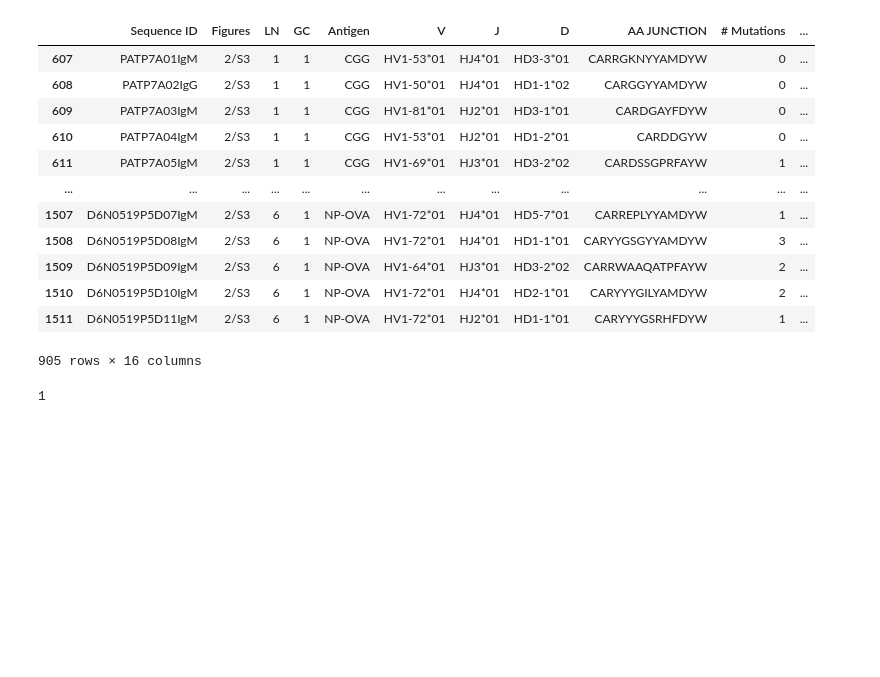
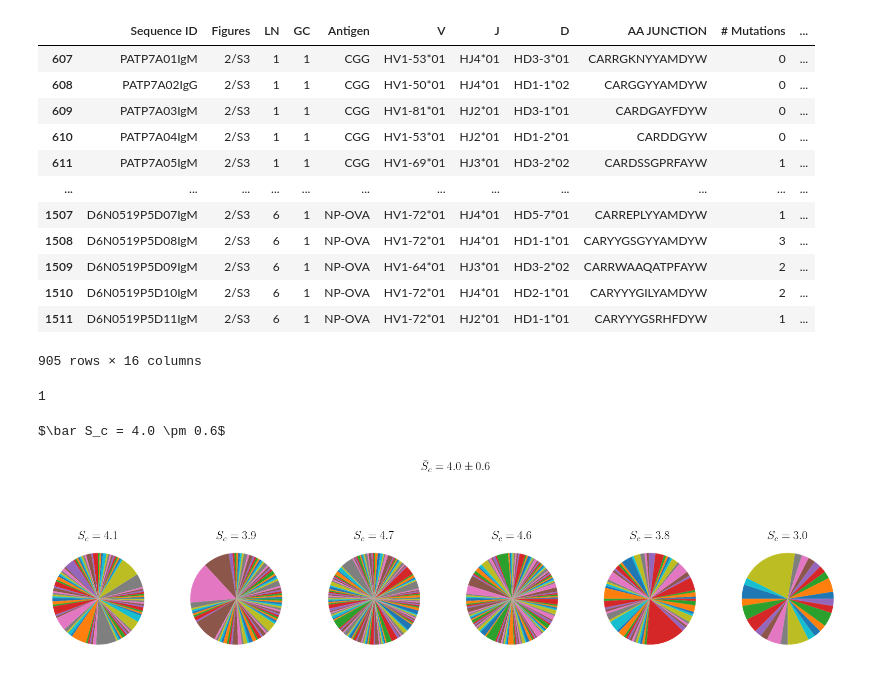
Before and after one commit to rmorantovar/Immune_System, a Jupyter notebook: Jupyter_Notebooks/Data_Victora_2016.ipynb, the cells around one changed output. Cells and saved outputs as stored; diff of their text form; code cells hidden in the pictures; blank space fills up the shorter version.

```diff
--- a/Jupyter_Notebooks/Data_Victora_2016.ipynb
+++ b/Jupyter_Notebooks/Data_Victora_2016.ipynb
@@ -109,3 +109,28 @@ data_early
 np.random.randint(0, 2)
 # %% [output]
 1
+# %%
+data_early = data.loc[data['Figures']=='2/S3']
+lns = np.arange(1, 7)
+gcs = np.arange(1, 3)
+fig, ax = plt.subplots(1, 6, figsize = (30, 10), gridspec_kw={'left':0.02, 'right':.95, 'bottom':.05, 'top': 0.95}, edgecolor = 'black')
+S = []
+for i, ln in enumerate(lns):
+    #print(str(ln))
+    data_ln = data_early.loc[data_early['LN']==ln]
+    CDR3, counts = np.unique(np.array((list(data_ln['CDR3:']))), return_counts = True)
+    N = np.sum(counts)
+    S_i = -np.sum((counts/N)*np.log((counts/N)))
+    S.append(S_i)
+    if S_i != 0:
+        ax[i].pie(counts)
+        ax[i].set_title(r'$S_c=%.1f$'%(S_i), fontsize = 30)
+    else:
+        ax[i].axis('off')
+    fig.suptitle(r'$\bar S_c = %.1f \pm %.1f$'%(np.mean(S), np.sqrt(np.var(S))), fontsize = 30)
+
+print(r'$\bar S_c = %.1f \pm %.1f$'%(np.mean(S), np.sqrt(np.var(S))))
+fig.savefig('../Figures/11_Victora_2016/clonal_entropy2.pdf')
+# %% [output]
+$\bar S_c = 4.0 \pm 0.6$
+[figure, added]
```
Also changed, not shown: parts of 1 cell of this notebook, 52 other files.
